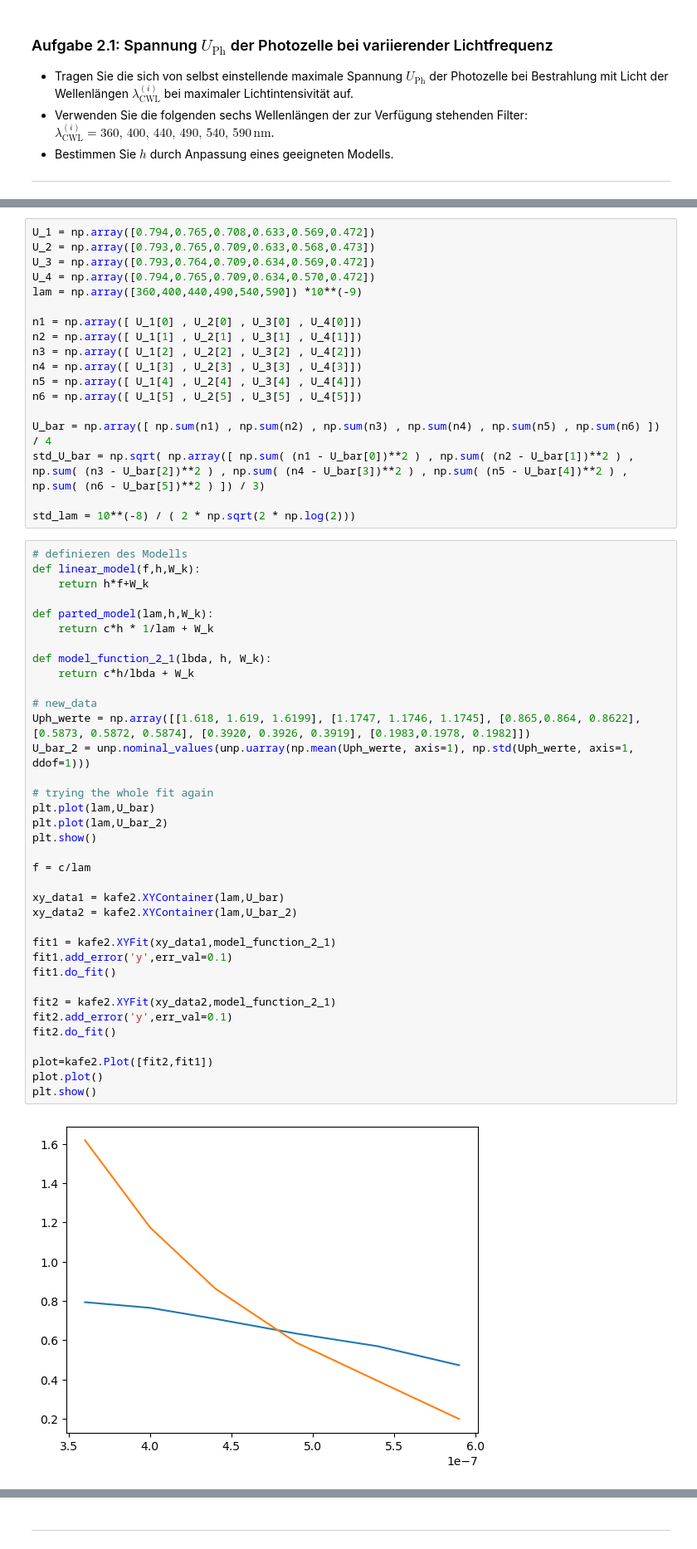
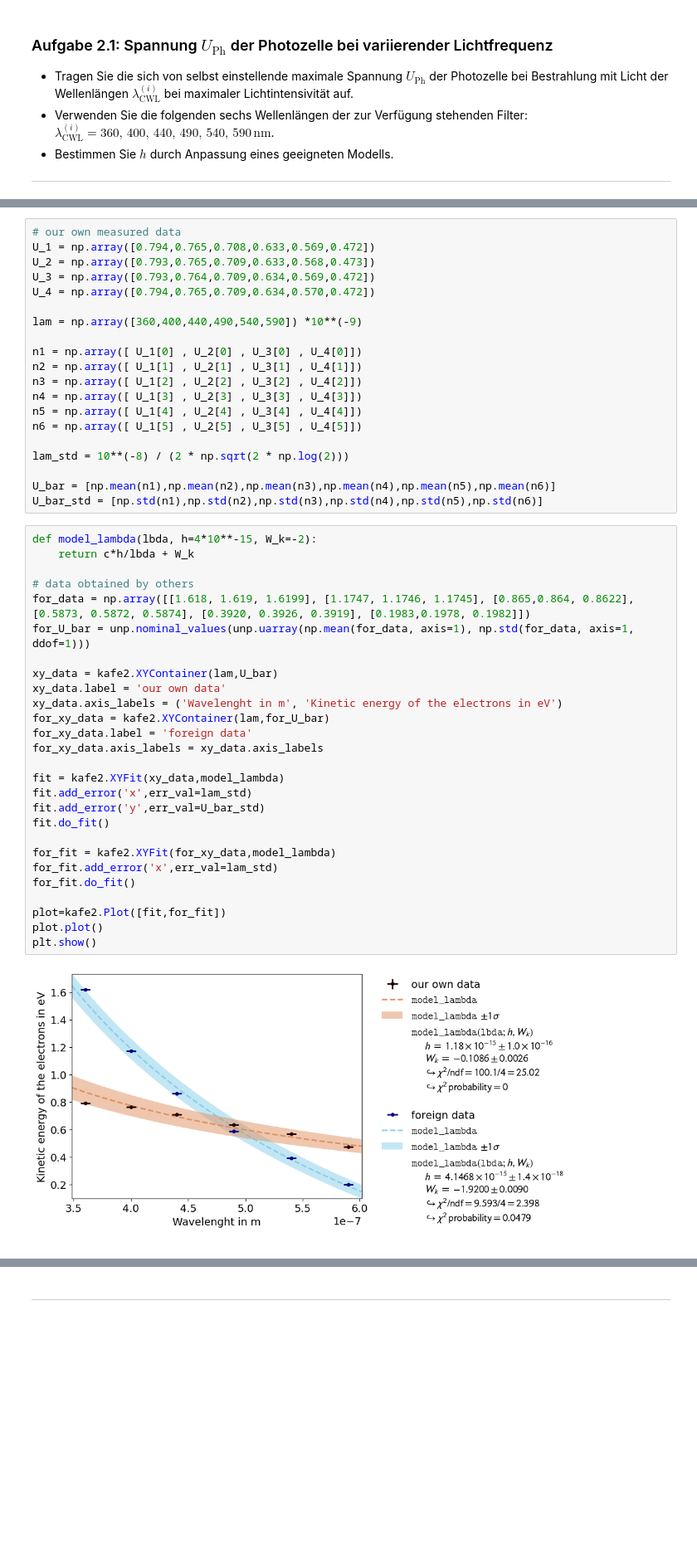
Before and after one commit to MRNock04/P2, a Jupyter notebook: Photoeffekt/Photoeffekt.ipynb, the cells around one changed output, grey strips where cells are left out. Shown at 83% size. Cells and saved outputs as stored; diff of their text form; blank space fills up the shorter version.

```diff
--- a/Photoeffekt/Photoeffekt.ipynb
+++ b/Photoeffekt/Photoeffekt.ipynb
@@ -193,8 +187,10 @@ The light after passing the various Fabry-Perot-Color-Filters has a certain $\te
 # %%
+# our own measured data
 U_1 = np.array([0.794,0.765,0.708,0.633,0.569,0.472])
 U_2 = np.array([0.793,0.765,0.709,0.633,0.568,0.473])
 U_3 = np.array([0.793,0.764,0.709,0.634,0.569,0.472])
 U_4 = np.array([0.794,0.765,0.709,0.634,0.570,0.472])
+
 lam = np.array([360,400,440,490,540,590]) *10**(-9)
 
 n1 = np.array([ U_1[0] , U_2[0] , U_3[0] , U_4[0]])
@@ -204,45 +200,36 @@ n4 = np.array([ U_1[3] , U_2[3] , U_3[3] , U_4[3]])
 n5 = np.array([ U_1[4] , U_2[4] , U_3[4] , U_4[4]])
 n6 = np.array([ U_1[5] , U_2[5] , U_3[5] , U_4[5]])
 
-U_bar = np.array([ np.sum(n1) , np.sum(n2) , np.sum(n3) , np.sum(n4) , np.sum(n5) , np.sum(n6) ]) / 4
-std_U_bar = np.sqrt( np.array([ np.sum( (n1 - U_bar[0])**2 ) , np.sum( (n2 - U_bar[1])**2 ) , np.sum( (n3 - U_bar[2])**2 ) , np.sum( (n4 - U_bar[3])**2 ) , np.sum( (n5 - U_bar[4])**2 ) , np.sum( (n6 - U_bar[5])**2 ) ]) / 3)
+lam_std = 10**(-8) / (2 * np.sqrt(2 * np.log(2)))
 
-std_lam = 10**(-8) / ( 2 * np.sqrt(2 * np.log(2)))
+U_bar = [np.mean(n1),np.mean(n2),np.mean(n3),np.mean(n4),np.mean(n5),np.mean(n6)]
+U_bar_std = [np.std(n1),np.std(n2),np.std(n3),np.std(n4),np.std(n5),np.std(n6)]
 # %%
-# definieren des Modells
-def linear_model(f,h,W_k):
-    return h*f+W_k
-
-def parted_model(lam,h,W_k):
-    return c*h * 1/lam + W_k
-
-def model_function_2_1(lbda, h, W_k):
+def model_lambda(lbda, h=4*10**-15, W_k=-2):
     return c*h/lbda + W_k
 
-# new_data
-Uph_werte = np.array([[1.618, 1.619, 1.6199], [1.1747, 1.1746, 1.1745], [0.865,0.864, 0.8622], [0.5873, 0.5872, 0.5874], [0.3920, 0.3926, 0.3919], [0.1983,0.1978, 0.1982]])
-U_bar_2 = unp.nominal_values(unp.uarray(np.mean(Uph_werte, axis=1), np.std(Uph_werte, axis=1, ddof=1)))
+# data obtained by others
+for_data = np.array([[1.618, 1.619, 1.6199], [1.1747, 1.1746, 1.1745], [0.865,0.864, 0.8622], [0.5873, 0.5872, 0.5874], [0.3920, 0.3926, 0.3919], [0.1983,0.1978, 0.1982]])
+for_U_bar = unp.nominal_values(unp.uarray(np.mean(for_data, axis=1), np.std(for_data, axis=1, ddof=1)))
 
-# trying the whole fit again
-plt.plot(lam,U_bar)
-plt.plot(lam,U_bar_2)
-plt.show()
+xy_data = kafe2.XYContainer(lam,U_bar)
+xy_data.label = 'our own data'
+xy_data.axis_labels = ('Wavelenght in m', 'Kinetic energy of the electrons in eV')
+for_xy_data = kafe2.XYContainer(lam,for_U_bar)
+for_xy_data.label = 'foreign data'
+for_xy_data.axis_labels = xy_data.axis_labels
 
-f = c/lam
+fit = kafe2.XYFit(xy_data,model_lambda)
+fit.add_error('x',err_val=lam_std)
+fit.add_error('y',err_val=U_bar_std)
+fit.do_fit()
 
-xy_data1 = kafe2.XYContainer(lam,U_bar)
-xy_data2 = kafe2.XYContainer(lam,U_bar_2)
+for_fit = kafe2.XYFit(for_xy_data,model_lambda)
+for_fit.add_error('x',err_val=lam_std)
+for_fit.do_fit()
 
-fit1 = kafe2.XYFit(xy_data1,model_function_2_1)
-fit1.add_error('y',err_val=0.1)
-fit1.do_fit()
-
-fit2 = kafe2.XYFit(xy_data2,model_function_2_1)
-fit2.add_error('y',err_val=0.1)
-fit2.do_fit()
-
-plot=kafe2.Plot([fit2,fit1])
+plot=kafe2.Plot([fit,for_fit])
 plot.plot()
 plt.show()
 # %% [output]
-[figure, old version]
+[figure, new version]
```
Also changed, not shown: parts of 18 cells of this notebook, 1 other file.
